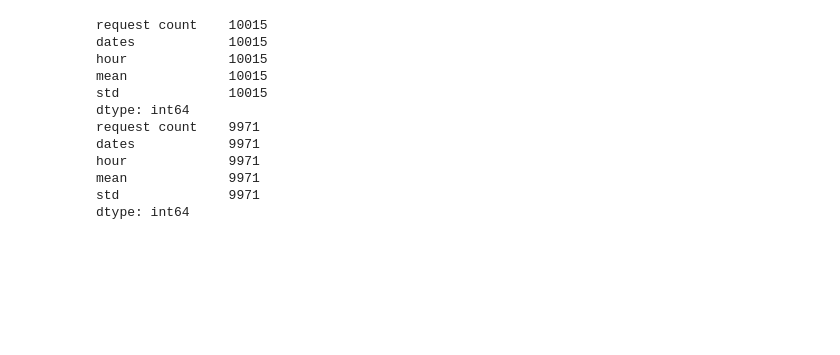
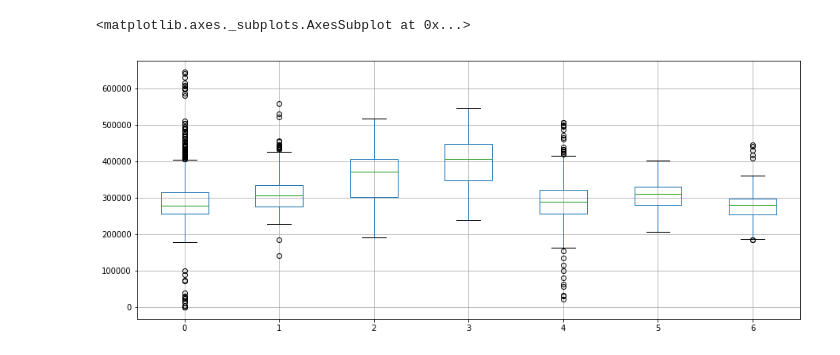
Before and after one commit to lcguerrerocovo/autoscaling-forecast, a Jupyter notebook: analysis.ipynb, the cells around one changed output. Saved outputs shown, nothing was run; the diff lists cells and outputs as text; code cells hidden in the pictures; blank space fills up the shorter version.

Commit message:
cleaning up work in notebook

```diff
--- a/analysis.ipynb
+++ b/analysis.ipynb
@@ -58,46 +27,13 @@ plt.plot(data)
-# %%
-data = data[ data.index > '2017-11-01 01:00:00']
-c_df = data
-c_df['dates'] = data.index
-c_df['hour'] = data.index.hour
-
-c_df['mean'] = c_df.groupby(['hour'])['request count'].transform('mean')
-c_df['std'] = c_df.groupby(['hour'])['request count'].transform('std')
-
-
-c_df['mean'].unique()
-
-clean = c_df[ c_df['request count'] < (c_df['mean'] + c_df['std']*3)]
-clean = clean[ clean['request count'] > (clean['mean'] - clean['std']*3)]
-
-print(c_df.count())
-print(clean.count())
-
-ts = clean['request count']
-
-#clean.count()
-#c_df['mean'] = c_df.groupby('hour')
-#print(c_df['mean'])
-#c_df['std'] = c_df.groupby('hour').std()
-
-#print(c_df.count())
-#print(c_df[ c_df['request count'] < c_df['mean']].count())
-
-#std_3 = ts.std()*3
-#mean = ts.mean()
-#print(std_3)
-#print(mean)
-#ts[ ts > ts.std()
-# %% [output]
-request count    10015
-dates            10015
-hour             10015
-mean             10015
-std              10015
-dtype: int64
-request count    9971
-dates            9971
-hour             9971
-mean             9971
-std              9971
-dtype: int64
+# %%
+# remove data when cluster was receiving decreased load
+data = data[data.index > '2017-11-01 00:00:00']
+
+# plot box plot
+box_data = data
+box_data['dates'] = data.index
+box_data['days'] = data.index.weekday
+x =box_data.pivot(index='dates', columns='days', values='request count')
+x.boxplot()
+# %% [output]
+<matplotlib.axes._subplots.AxesSubplot at 0x...>
+[figure, added]
```
Also changed, not shown: parts of 26 cells of this notebook.
